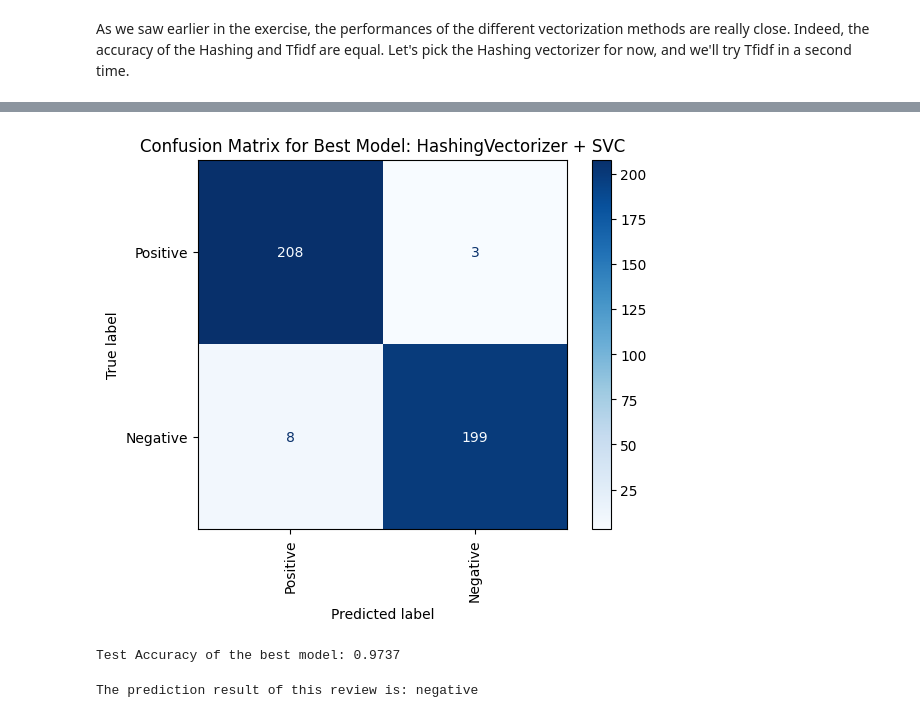
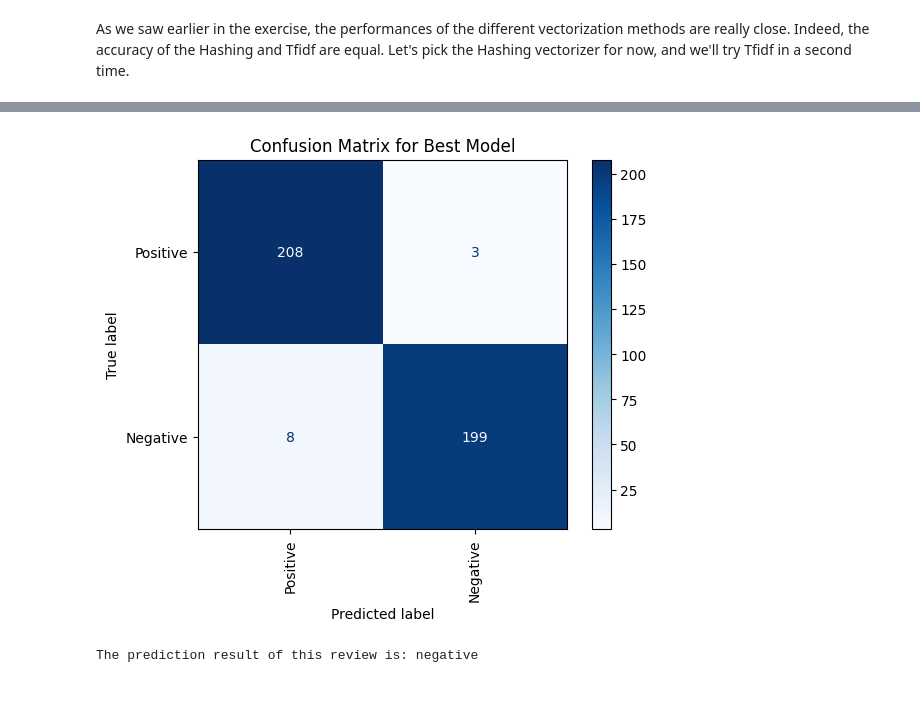
Before and after one commit to martinroth25/ai_transportation_course, a Jupyter notebook: Exercise_4_Text_classification/Exercise_4_Text_classification.ipynb, the cells around one changed output, grey strips where cells are left out. Cells and saved outputs as stored; diff of their text form; code cells hidden in the pictures.

```diff
--- a/Exercise_4_Text_classification/Exercise_4_Text_classification.ipynb
+++ b/Exercise_4_Text_classification/Exercise_4_Text_classification.ipynb
@@ -1118,42 +985,30 @@ Test Accuracy: 0.9737
 # %%
 from sklearn.feature_extraction.text import HashingVectorizer
 from sklearn.svm import SVC
 from sklearn.metrics import ConfusionMatrixDisplay as cmd
 import matplotlib.pyplot as plt
 
-# Re-initialize the best vectorizer with its parameters
-# From the results, HashingVectorizer was used with n_features=200, ngram_range=(1, 2)
 best_vectorizer = HashingVectorizer(n_features=200, ngram_range=(1, 2))
 
-# Apply the best vectorizer to the training data
 x_train_best_vectorized = best_vectorizer.fit_transform(x_train)
 x_test_best_vectorized = best_vectorizer.transform(x_test)
 
-# Re-initialize the best model with its optimal hyperparameters
-# From the results, SVC with C=5 and kernel='rbf'
 best_model = SVC(C=overall_best['best_params']['C'], kernel=overall_best['best_params']['kernel'], probability=True, random_state=0)
 
-# Train the best model on the vectorized training data
 best_model.fit(x_train_best_vectorized, y_train)
 
-# Display the confusion matrix for the best model
 cmd.from_estimator(
     best_model,
     x_test_best_vectorized,
     y_test,
     display_labels=['Positive','Negative'],
     cmap='Blues',
     xticks_rotation='vertical'
 )
-plt.title(f"Confusion Matrix for Best Model: {overall_best['vectorizer']} + {overall_best['model']}")
+plt.title(f"Confusion Matrix for Best Model")
 plt.show()
-
-# You can also print the accuracy for confirmation
-from sklearn.metrics import accuracy_score
-print(f"Test Accuracy of the best model: {accuracy_score(y_test, best_model.predict(x_test_best_vectorized)):.4f}")
 # %% [output]
-[figure, old version]
+[figure, new version]
-Test Accuracy of the best model: 0.9737
 # %%
 from sklearn.feature_extraction.text import HashingVectorizer
 from sklearn.svm import SVC
```
Also changed, not shown: parts of 7 cells of this notebook.
